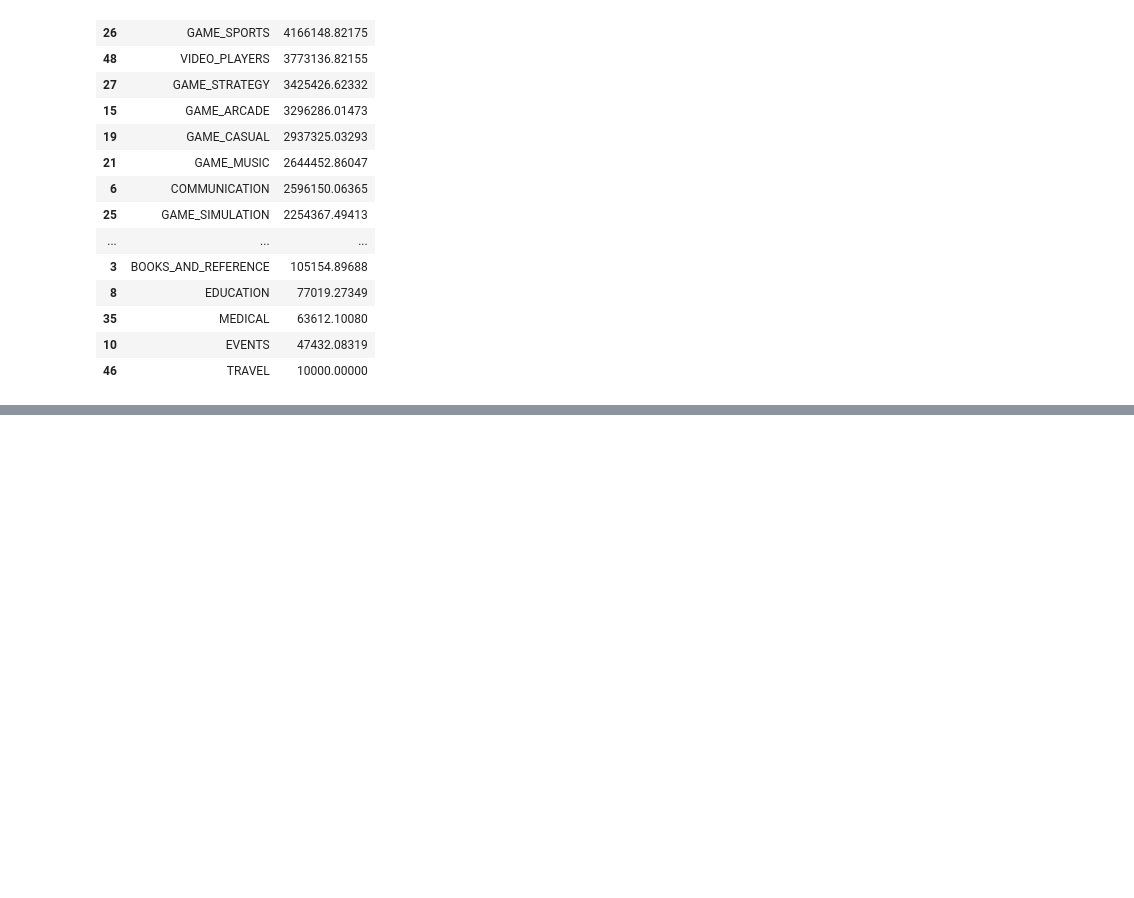
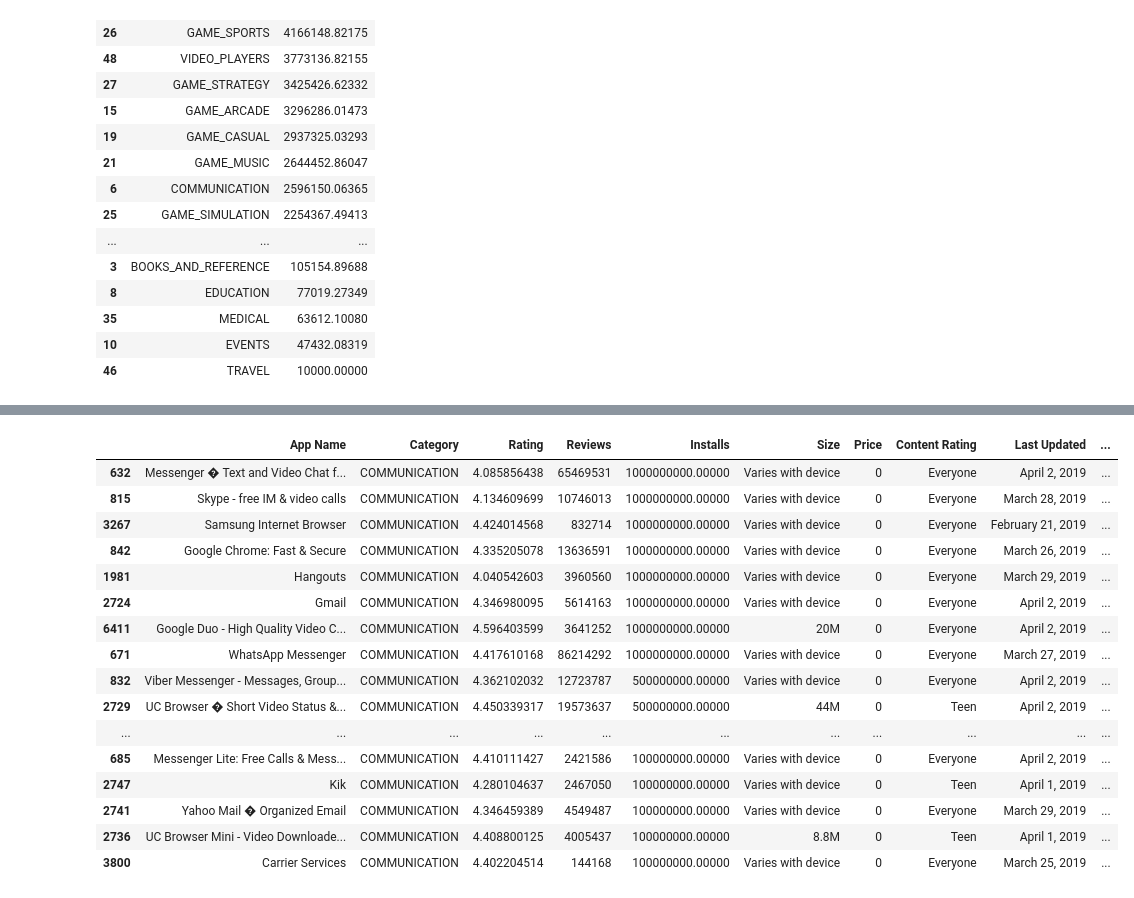
Before and after one commit to guifa/google-play-market-analysis, a Jupyter notebook: notebooks/goole-play-market-analysis.ipynb, the cells around one changed output, grey strips where cells are left out. Saved outputs shown, nothing was run; the diff lists cells and outputs as text; code cells hidden in the pictures; blank space fills up the shorter version.

```diff
--- a/notebooks/goole-play-market-analysis.ipynb
+++ b/notebooks/goole-play-market-analysis.ipynb
@@ -292,0 +317,20 @@ df_free.groupby('Category', as_index=False)['Installs'].mean().sort_values('Inst
+# %%
+df_free[df_free['Category'] == 'COMMUNICATION'].sort_values('Installs', ascending=False).head(20)
+# %% [output]
+|  | App Name | Category | Rating | Reviews | Installs | Size | Price | Content Rating | Last Updated | ... |
+| 632 | Messenger � Text and Video Chat f... | COMMUNICATION | 4.085856438 | 65469531 | 1000000000.00000 | Varies with device | 0 | Everyone | April 2, 2019 | ... |
+| 815 | Skype - free IM & video calls | COMMUNICATION | 4.134609699 | 10746013 | 1000000000.00000 | Varies with device | 0 | Everyone | March 28, 2019 | ... |
+| 3267 | Samsung Internet Browser | COMMUNICATION | 4.424014568 | 832714 | 1000000000.00000 | Varies with device | 0 | Everyone | February 21, 2019 | ... |
+| 842 | Google Chrome: Fast & Secure | COMMUNICATION | 4.335205078 | 13636591 | 1000000000.00000 | Varies with device | 0 | Everyone | March 26, 2019 | ... |
+| 1981 | Hangouts | COMMUNICATION | 4.040542603 | 3960560 | 1000000000.00000 | Varies with device | 0 | Everyone | March 29, 2019 | ... |
+| 2724 | Gmail | COMMUNICATION | 4.346980095 | 5614163 | 1000000000.00000 | Varies with device | 0 | Everyone | April 2, 2019 | ... |
+| 6411 | Google Duo - High Quality Video C... | COMMUNICATION | 4.596403599 | 3641252 | 1000000000.00000 | 20M | 0 | Everyone | April 2, 2019 | ... |
+| 671 | WhatsApp Messenger | COMMUNICATION | 4.417610168 | 86214292 | 1000000000.00000 | Varies with device | 0 | Everyone | March 27, 2019 | ... |
+| 832 | Viber Messenger - Messages, Group... | COMMUNICATION | 4.362102032 | 12723787 | 500000000.00000 | Varies with device | 0 | Everyone | April 2, 2019 | ... |
+| 2729 | UC Browser � Short Video Status &... | COMMUNICATION | 4.450339317 | 19573637 | 500000000.00000 | 44M | 0 | Teen | April 2, 2019 | ... |
+| ... | ... | ... | ... | ... | ... | ... | ... | ... | ... | ... |
+| 685 | Messenger Lite: Free Calls & Mess... | COMMUNICATION | 4.410111427 | 2421586 | 100000000.00000 | Varies with device | 0 | Everyone | April 2, 2019 | ... |
+| 2747 | Kik | COMMUNICATION | 4.280104637 | 2467050 | 100000000.00000 | Varies with device | 0 | Teen | April 1, 2019 | ... |
+| 2741 | Yahoo Mail � Organized Email | COMMUNICATION | 4.346459389 | 4549487 | 100000000.00000 | Varies with device | 0 | Everyone | March 29, 2019 | ... |
+| 2736 | UC Browser Mini - Video Downloade... | COMMUNICATION | 4.408800125 | 4005437 | 100000000.00000 | 8.8M | 0 | Teen | April 1, 2019 | ... |
+| 3800 | Carrier Services | COMMUNICATION | 4.402204514 | 144168 | 100000000.00000 | Varies with device | 0 | Everyone | March 25, 2019 | ... |
```
Also changed, not shown: parts of 6 cells of this notebook.
